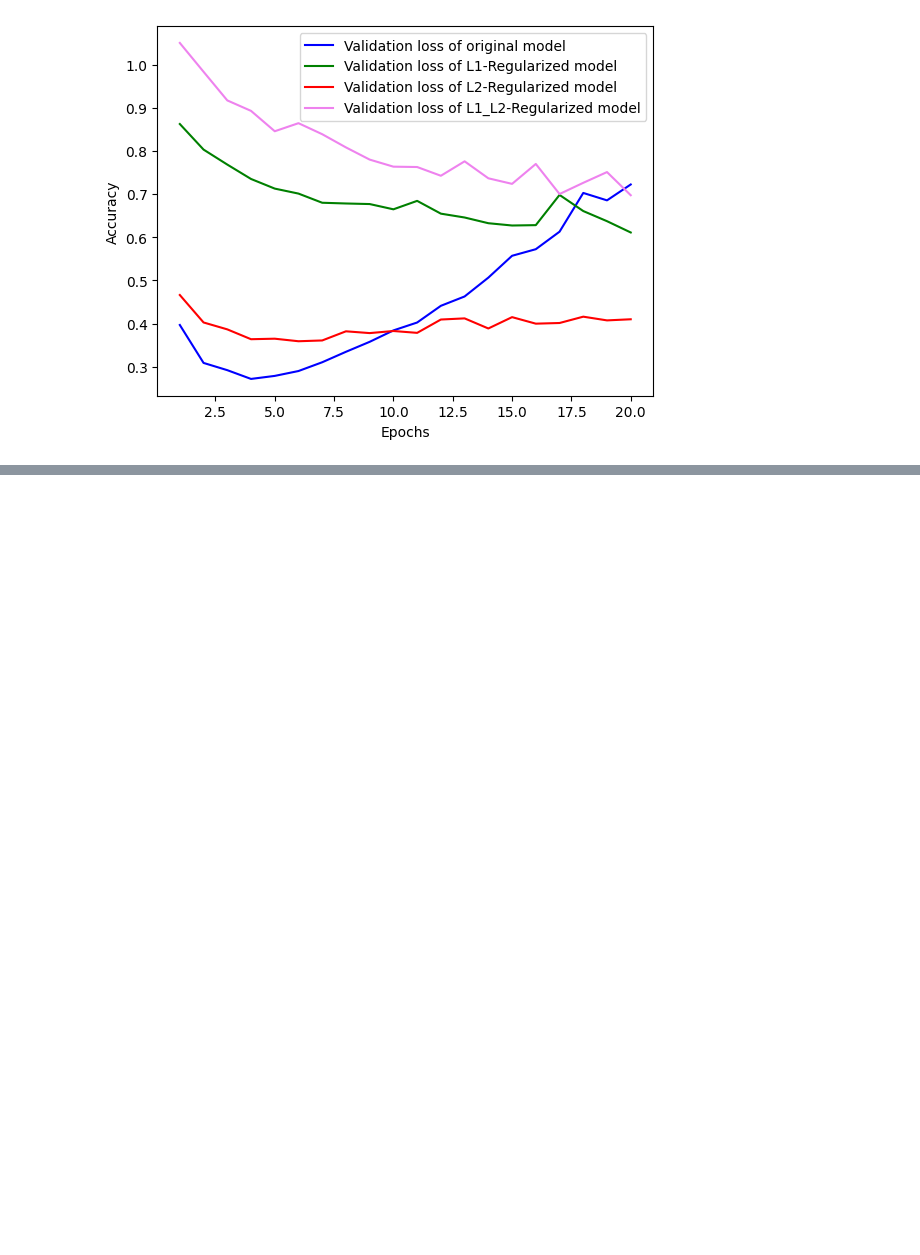
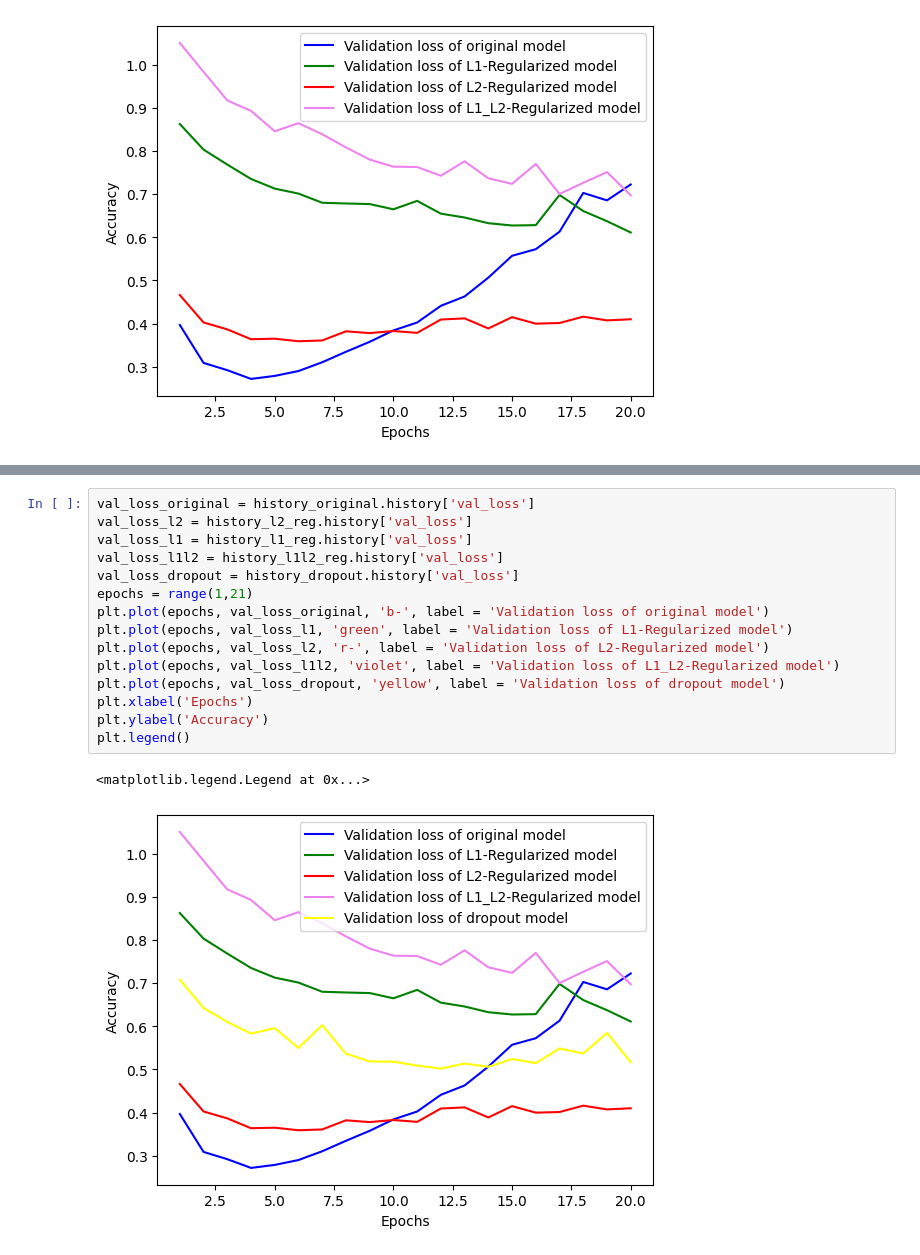
Before and after one commit to SCUTUM98/2023_KFQ_Bigdata, a Jupyter notebook: DeepLearning/0714_mnist.ipynb, the cells around one changed output, grey strips where cells are left out. Drawn from its saved outputs; the diff is of its cells as text; blank space fills up the shorter version.

```diff
--- a/DeepLearning/0714_mnist.ipynb
+++ b/DeepLearning/0714_mnist.ipynb
@@ -582,0 +630,18 @@ plt.legend()
+# %%
+val_loss_original = history_original.history['val_loss']
+val_loss_l2 = history_l2_reg.history['val_loss']
+val_loss_l1 = history_l1_reg.history['val_loss']
+val_loss_l1l2 = history_l1l2_reg.history['val_loss']
+val_loss_dropout = history_dropout.history['val_loss']
+epochs = range(1,21)
+plt.plot(epochs, val_loss_original, 'b-', label = 'Validation loss of original model')
+plt.plot(epochs, val_loss_l1, 'green', label = 'Validation loss of L1-Regularized model')
+plt.plot(epochs, val_loss_l2, 'r-', label = 'Validation loss of L2-Regularized model')
+plt.plot(epochs, val_loss_l1l2, 'violet', label = 'Validation loss of L1_L2-Regularized model')
+plt.plot(epochs, val_loss_dropout, 'yellow', label = 'Validation loss of dropout model')
+plt.xlabel('Epochs')
+plt.ylabel('Accuracy')
+plt.legend()
+# %% [output]
+<matplotlib.legend.Legend at 0x...>
+[figure, added]
```
Also changed, not shown: parts of 6 cells of this notebook.
